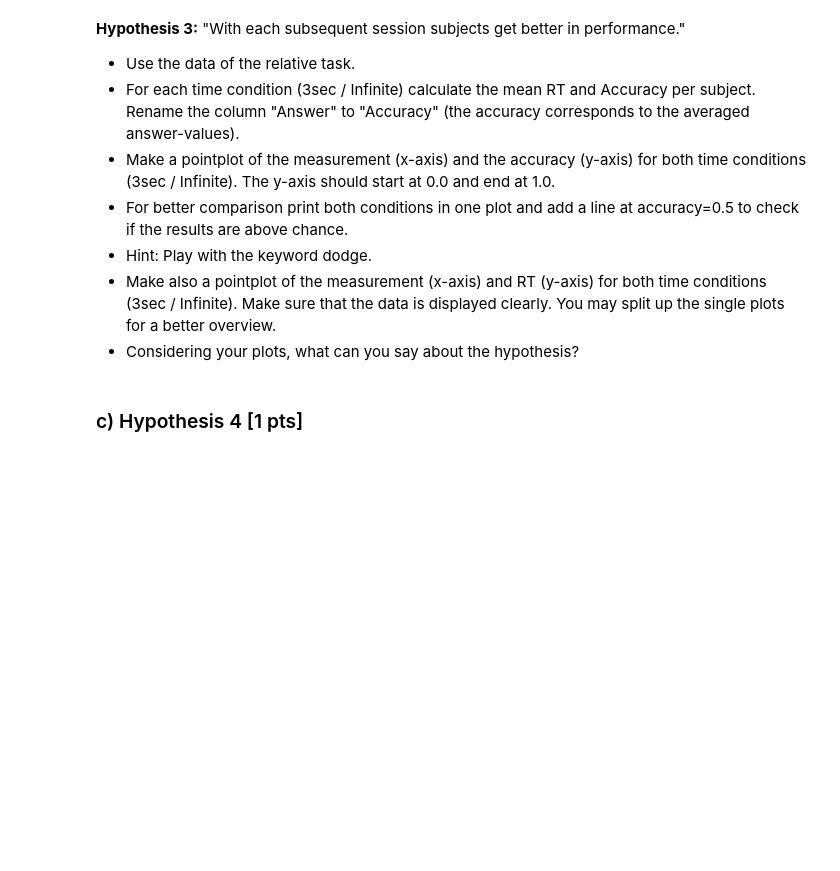
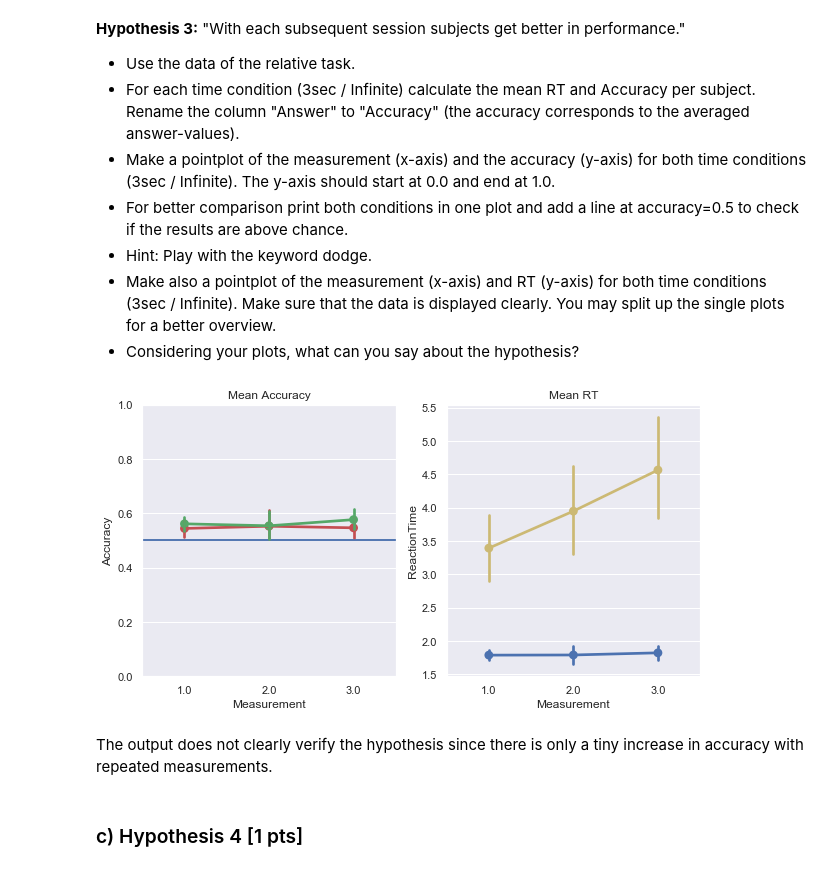
Before and after one commit to NBP-ACC/week-5-acc_2, a Jupyter notebook: sheet03.ipynb, the cells around one changed output. Cells and saved outputs as stored; diff of their text form; code cells hidden in the pictures; blank space fills up the shorter version.

```diff
--- a/sheet03.ipynb
+++ b/sheet03.ipynb
@@ -289,3 +286,44 @@ plot_data_point(data, modifier = filter_outlier)
+# %%
+import itertools
+
+def plot_data_measurement(data, modifier = None):
+    "Plot the reaction times for the Relative Task to test the hypothesis 1 with filter data"
+    palette = itertools.cycle(["r","b","g","y"])
+
+    #Get the avaliable times and the task "Relative"
+    times = data['Time'].unique()
+    task = "Relative"
+
+    #Create ths graph
+    fig, axes = plt.subplots(ncols=2, figsize= (10,5))
+
+    #Changes the column Answer to Accuracy
+    data_renamend = data
+    data_renamend = data_renamend.rename(index=str, columns={"Answer": "Accuracy"})
+
+    #Fill the graph)
+    for time in times:
+            #Gets the selected data
+
+            selection =  get_reaction_time(data_renamend, task, time, modifier)
+
+            #plots the first pointplot
+            axes[0].axhline(0.5)
+            axes[0].set(xlabel = "Measurement", yLabel = "Accurracy", title = "Mean Accuracy")
+            sns.pointplot(x = "Measurement", y = "Accuracy" , data = selection, inner='quartile', color = next(palette), ax = axes[0])
+            # Adjust the graphs per column, that they are all in the range of 0 to 1
+            axes[0].set_ylim(0, 1)
+
+            #plots the second pointplot
+            axes[1].set(xlabel = "Measurement", yLabel = "ReactionTime", title = "Mean RT")
+            sns.pointplot(x = "Measurement", y = "ReactionTime" , data = selection, inner='quartile', color = next(palette), ax = axes[1])
+
+
+plot_data_measurement(data, modifier = filter_outlier)
+# %% [output]
+[figure, added]
+# %% [markdown]
+The output does not clearly verify the hypothesis since there is only a tiny increase in accuracy with repeated measurements.
 # %% [markdown]
 ### c) Hypothesis 4 [1 pts]
 # %% [markdown]
```
Also changed, not shown: parts of 7 cells of this notebook.
